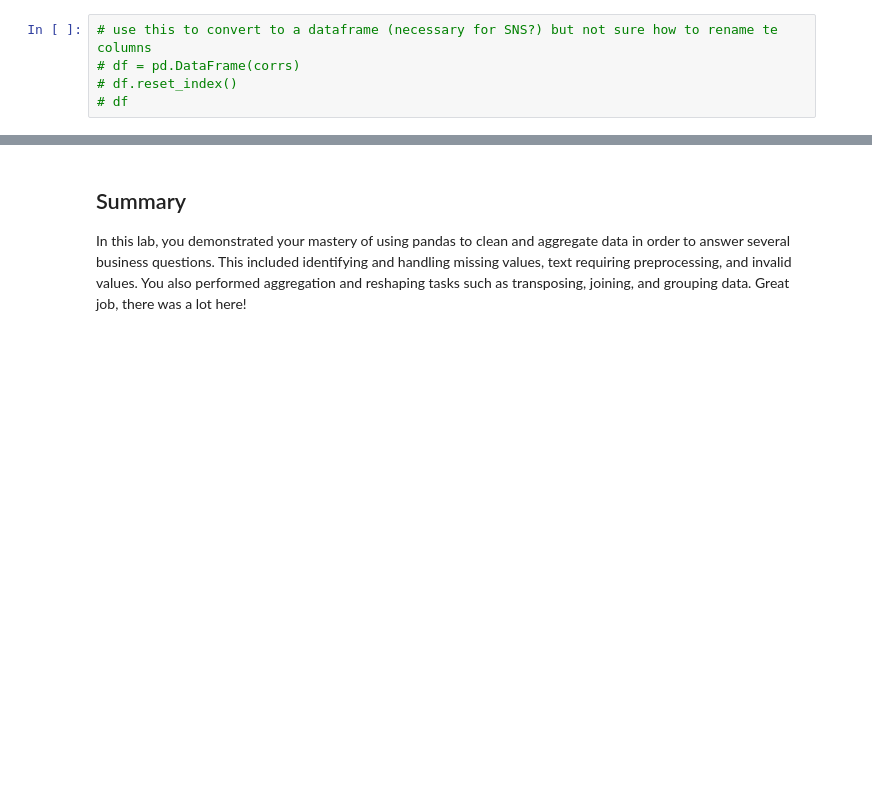
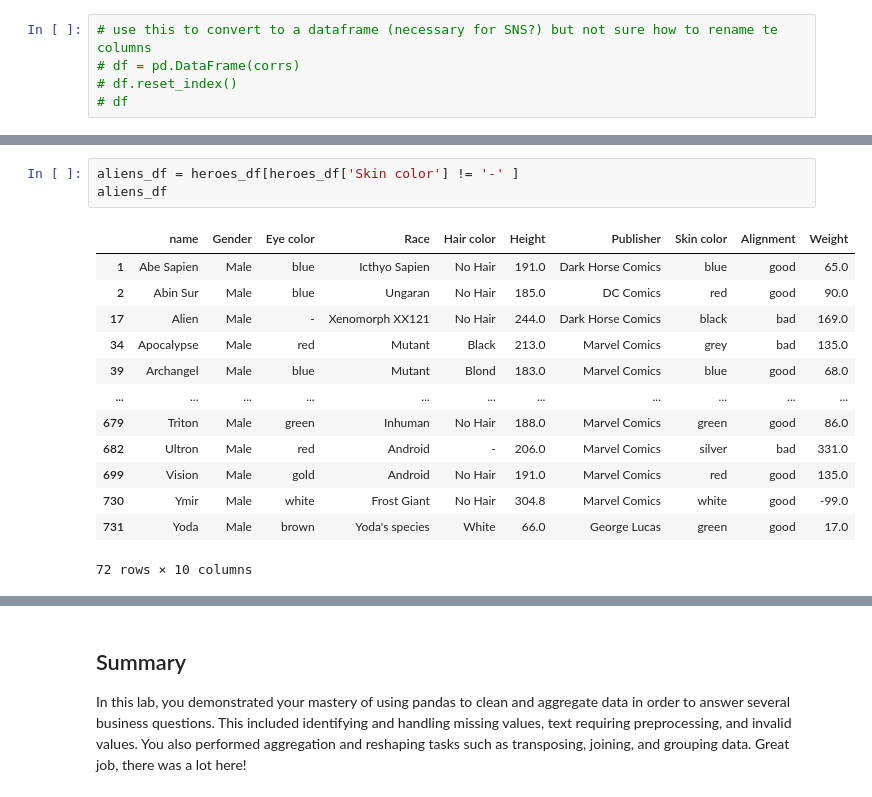
Before and after one commit to erdemiraysu/dsc-pandas-data-cleaning-lab, a Jupyter notebook: index.ipynb, the cells around one changed output, grey strips where cells are left out. Saved outputs shown, nothing was run; the diff lists cells and outputs as text; blank space fills up the shorter version.

```diff
--- a/index.ipynb
+++ b/index.ipynb
@@ -1184,0 +1275,17 @@ ax.set_ylabel('SuperPower Pairs');
+# %%
+aliens_df = heroes_df[heroes_df['Skin color'] != '-' ]
+aliens_df
+# %% [output]
+|  | name | Gender | Eye color | Race | Hair color | Height | Publisher | Skin color | Alignment | Weight |
+| 1 | Abe Sapien | Male | blue | Icthyo Sapien | No Hair | 191.0 | Dark Horse Comics | blue | good | 65.0 |
+| 2 | Abin Sur | Male | blue | Ungaran | No Hair | 185.0 | DC Comics | red | good | 90.0 |
+| 17 | Alien | Male | - | Xenomorph XX121 | No Hair | 244.0 | Dark Horse Comics | black | bad | 169.0 |
+| 34 | Apocalypse | Male | red | Mutant | Black | 213.0 | Marvel Comics | grey | bad | 135.0 |
+| 39 | Archangel | Male | blue | Mutant | Blond | 183.0 | Marvel Comics | blue | good | 68.0 |
+| ... | ... | ... | ... | ... | ... | ... | ... | ... | ... | ... |
+| 679 | Triton | Male | green | Inhuman | No Hair | 188.0 | Marvel Comics | green | good | 86.0 |
+| 682 | Ultron | Male | red | Android | - | 206.0 | Marvel Comics | silver | bad | 331.0 |
+| 699 | Vision | Male | gold | Android | No Hair | 191.0 | Marvel Comics | red | good | 135.0 |
+| 730 | Ymir | Male | white | Frost Giant | No Hair | 304.8 | Marvel Comics | white | good | -99.0 |
+| 731 | Yoda | Male | brown | Yoda's species | White | 66.0 | George Lucas | green | good | 17.0 |
+72 rows × 10 columns
```
Also changed, not shown: parts of 43 cells of this notebook.
